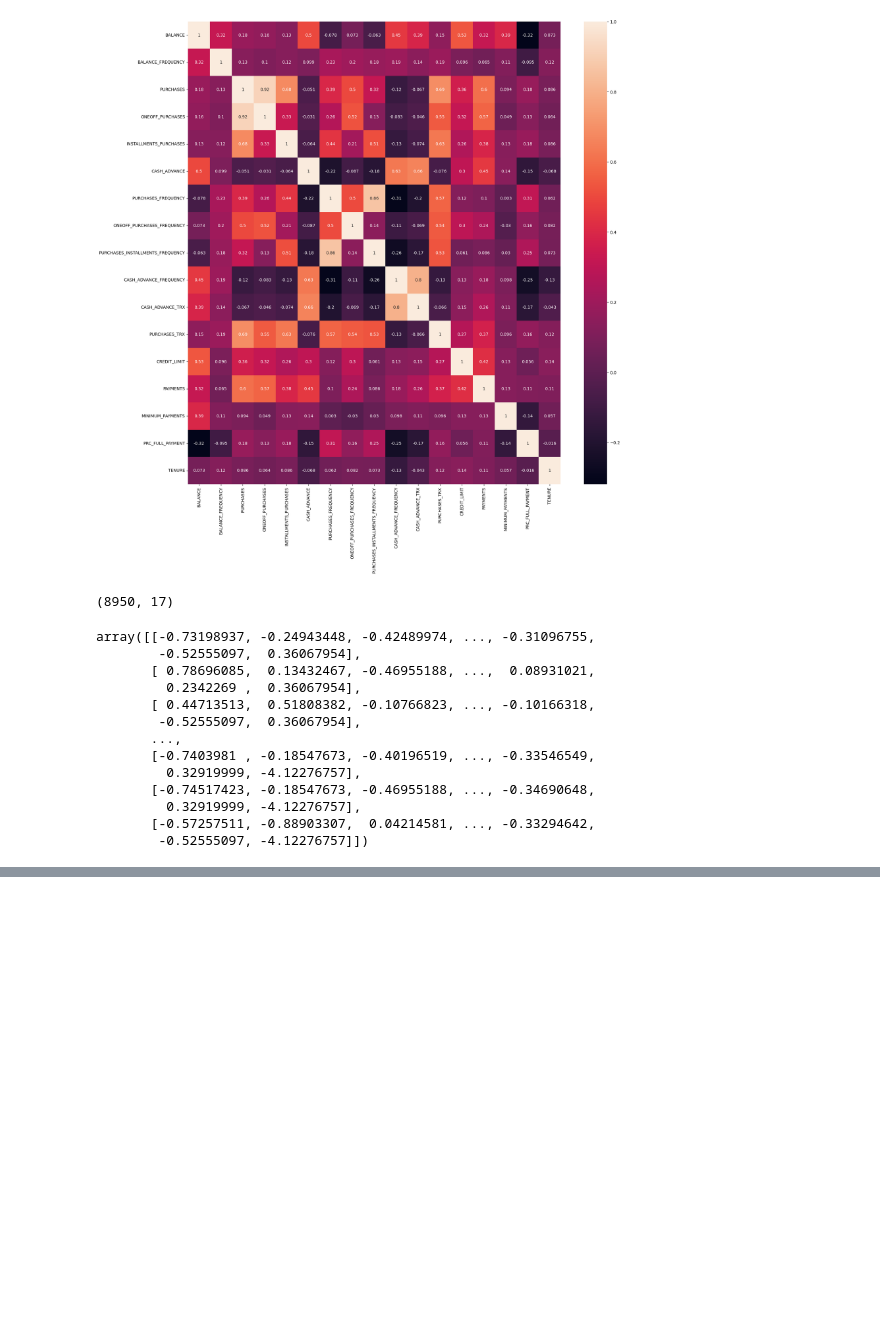
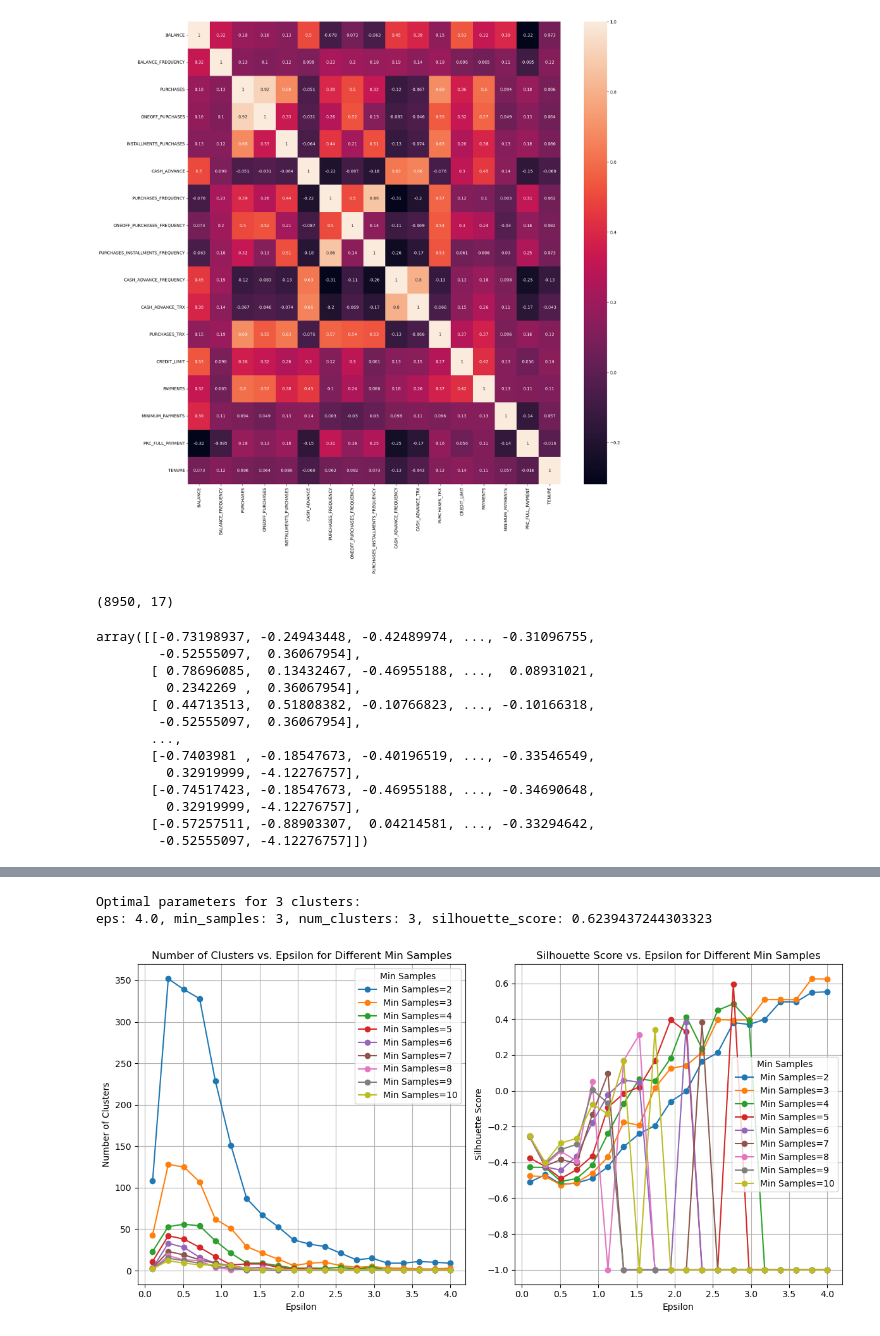
Before and after one commit to RajshekarM/CS584-Project, a Jupyter notebook: Machine_Learning_Project.ipynb, the cells around one changed output, grey strips where cells are left out. Cells and saved outputs as stored; diff of their text form; code cells hidden in the pictures; blank space fills up the shorter version.

```diff
--- a/Machine_Learning_Project.ipynb
+++ b/Machine_Learning_Project.ipynb
@@ -199,0 +208,79 @@ array([[-0.73198937, -0.24943448, -0.42489974, ..., -0.31096755,
+# %%
+import numpy as np
+import matplotlib.pyplot as plt
+from sklearn.cluster import DBSCAN
+from sklearn.metrics import silhouette_score
+
+
+# Define ranges for epsilon and min_samples
+eps_values = np.linspace(0.1, 4.0, 20)  # Adjust range as needed
+min_samples_values = range(2, 11)  # Adjust range as needed
+
+# Lists to store results
+num_clusters_matrix = np.zeros((len(eps_values), len(min_samples_values)))
+silhouette_scores_matrix = np.zeros((len(eps_values), len(min_samples_values)))
+
+# Initialize optimal parameters
+optimal_eps = None
+optimal_min_samples = None
+optimal_num_clusters = 0
+optimal_silhouette_score = -1
+
+# Nested loop for eps and min_samples
+for i, eps in enumerate(eps_values):
+    for j, min_samples in enumerate(min_samples_values):
+        dbscan = DBSCAN(eps=eps, min_samples=min_samples)
+        dbscan.fit(creditcard_df_scaled)
+        cluster_labels = dbscan.labels_
+
+        # Calculate number of clusters
+        num_clusters = len(set(cluster_labels)) - (1 if -1 in cluster_labels else 0)
+        num_clusters_matrix[i, j] = num_clusters
+
+        # Calculate silhouette score
+        if num_clusters > 1:  # Silhouette score requires at least 2 clusters
+            silhouette_avg = silhouette_score(creditcard_df_scaled, cluster_labels)
+        else:
+            silhouette_avg = -1  # No meaningful silhouette score for 1 cluster
+        silhouette_scores_matrix[i, j] = silhouette_avg
+
+        # Update optimal parameters if conditions are met
+        if silhouette_avg > optimal_silhouette_score and num_clusters == 3:
+            optimal_eps = eps
+            optimal_min_samples = min_samples
+            optimal_num_clusters = num_clusters
+            optimal_silhouette_score = silhouette_avg
+
+# Print optimal parameters
+print("Optimal parameters for 3 clusters:")
+print(f"eps: {optimal_eps}, min_samples: {optimal_min_samples}, num_clusters: {optimal_num_clusters}, silhouette_score: {optimal_silhouette_score}")
+
+# Plotting results
+plt.figure(figsize=(12, 6))
+
+# Plotting number of clusters vs. epsilon for different min_samples
+plt.subplot(1, 2, 1)
+for j, min_samples in enumerate(min_samples_values):
+    plt.plot(eps_values, num_clusters_matrix[:, j], label=f'Min Samples={min_samples}', marker='o')
+plt.title('Number of Clusters vs. Epsilon for Different Min Samples')
+plt.xlabel('Epsilon')
+plt.ylabel('Number of Clusters')
+plt.legend(title='Min Samples')
+plt.grid(True)
+
+# Plotting silhouette score vs. epsilon for different min_samples
+plt.subplot(1, 2, 2)
+for j, min_samples in enumerate(min_samples_values):
+    plt.plot(eps_values, silhouette_scores_matrix[:, j], label=f'Min Samples={min_samples}', marker='o')
+plt.title('Silhouette Score vs. Epsilon for Different Min Samples')
+plt.xlabel('Epsilon')
+plt.ylabel('Silhouette Score')
+plt.legend(title='Min Samples')
+plt.grid(True)
+
+plt.tight_layout()
+plt.show()
+# %% [output]
+Optimal parameters for 3 clusters:
+eps: 4.0, min_samples: 3, num_clusters: 3, silhouette_score: 0.6239437244303323
+[figure, added]
```
Also changed, not shown: parts of 10 cells of this notebook.
